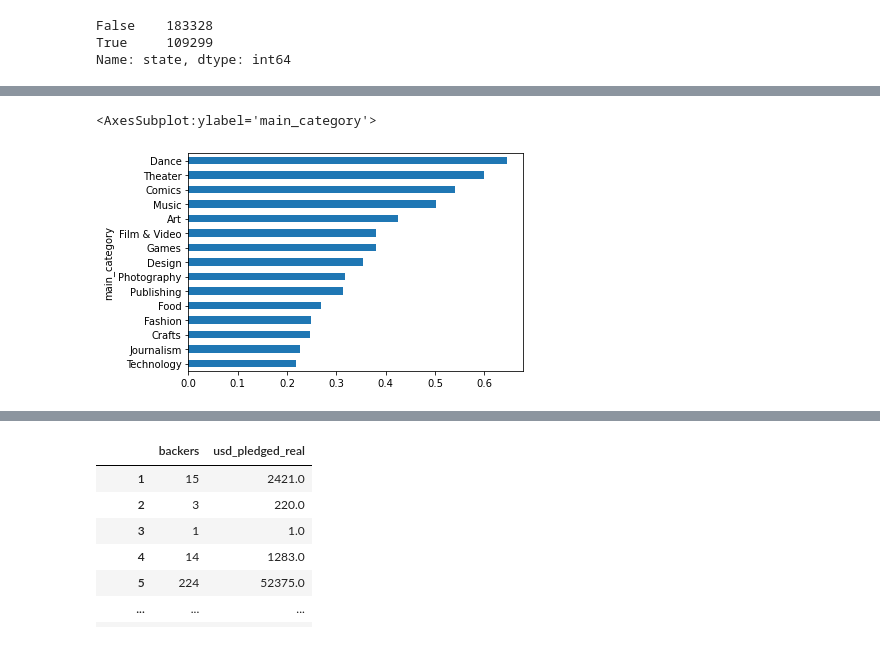
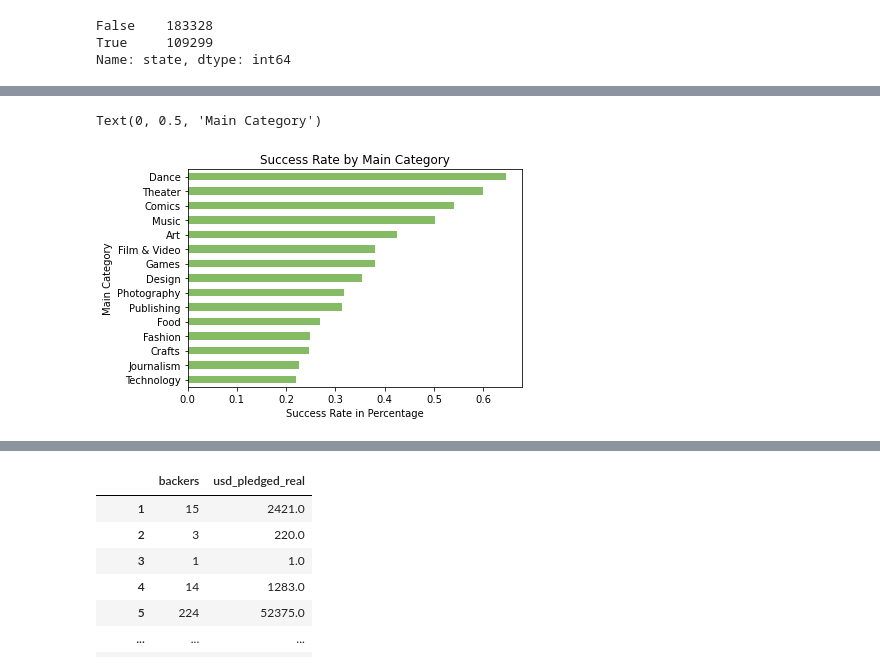
Before and after one commit to TheAidanAu/kickstarter, a Jupyter notebook: EDA2_Kickstaerter.ipynb, the cells around one changed output, grey strips where cells are left out. Saved outputs shown, nothing was run; the diff lists cells and outputs as text; code cells hidden in the pictures.

```diff
--- a/EDA2_Kickstaerter.ipynb
+++ b/EDA2_Kickstaerter.ipynb
@@ -693,7 +720,10 @@ Technology      0.219104
 Theater         0.599495
 Name: state, dtype: float64
 # %%
-df_success.groupby('main_category').state.mean().sort_values().plot(kind='barh')
+df_success.groupby('main_category').state.mean().sort_values().plot(kind='barh',color='#85bb65')
+plt.title('Success Rate by Main Category')
+plt.xlabel('Success Rate in Percentage')
+plt.ylabel('Main Category')
 # %% [output]
-<AxesSubplot:ylabel='main_category'>
+Text(0, 0.5, 'Main Category')
-[figure, old version]
+[figure, new version]
```
Also changed, not shown: parts of 91 cells of this notebook, 1 other file.
